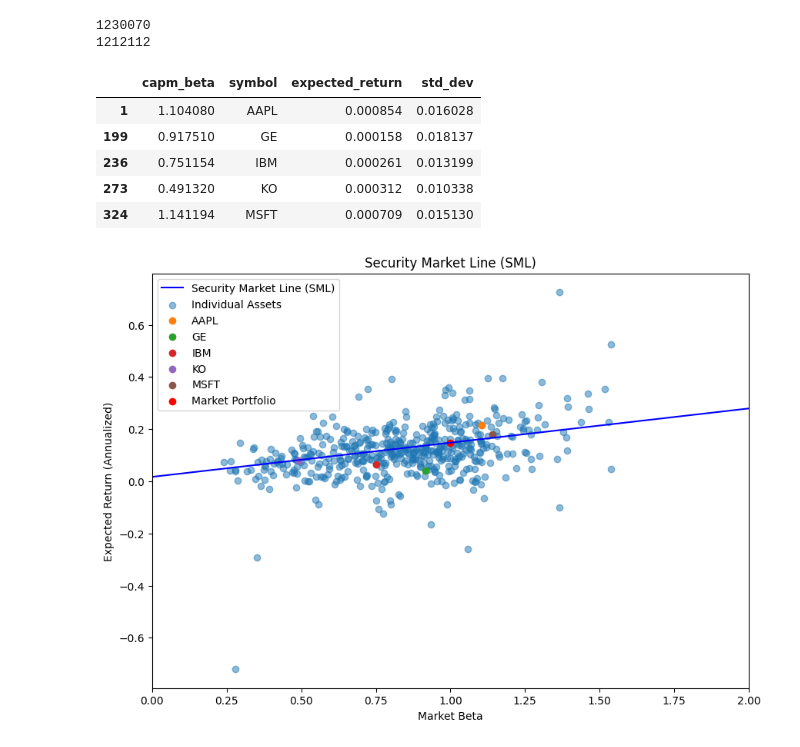
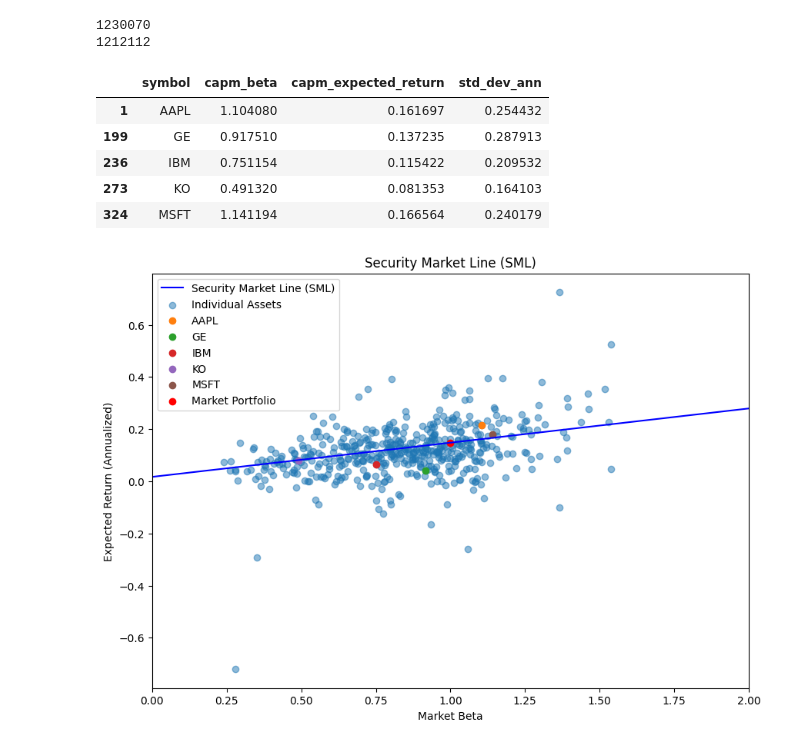
Before and after one commit to Aman-Rana-02/Efficient_Market_Portfolios, a Jupyter notebook: scripts/1.0.markowitz_efficient_frontier.ipynb, the cells around one changed output. Saved outputs shown, nothing was run; the diff lists cells and outputs as text; code cells hidden in the pictures.

```diff
--- a/scripts/1.0.markowitz_efficient_frontier.ipynb
+++ b/scripts/1.0.markowitz_efficient_frontier.ipynb
@@ -88,14 +88,29 @@ for asset, asset_data in df.groupby('symbol'):
 
     factor_betas.append(beta_values)
 # %%
-# Present the sample asset's expected return and beta
+factor_betas = pd.DataFrame(factor_betas)
+mean_risk_free_rate = df['RF'].mean() * 252
+mean_mkt_return = df['Mkt-RF'].mean() * 252
+
+factor_betas['expected_return_ann'] = factor_betas['expected_return'] * 252
+factor_betas['capm_expected_return'] = mean_risk_free_rate + factor_betas['capm_beta'] * mean_mkt_return
+factor_betas['std_dev_ann'] = factor_betas['std_dev'] * np.sqrt(252)
+
+# Present the sample asset's expected capm return and beta
 factor_betas = pd.DataFrame(factor_betas)
 factor_betas[factor_betas['symbol'].isin(sample_assets)]
+
+annualized_sample_asset_returns = factor_betas[factor_betas['symbol'].isin(sample_assets)][['symbol', 'capm_beta', 'capm_expected_return', 'std_dev_ann']]
+
+# To latex
+annualized_sample_asset_returns.to_latex('../figs/sample_asset_capm_and_expected_return_table.tex', index=False, float_format="%.2f")
-# %% [output]
-|  | capm_beta | symbol | expected_return | std_dev |
-| 1 | 1.104080 | AAPL | 0.000854 | 0.016028 |
-| 199 | 0.917510 | GE | 0.000158 | 0.018137 |
-| 236 | 0.751154 | IBM | 0.000261 | 0.013199 |
-| 273 | 0.491320 | KO | 0.000312 | 0.010338 |
-| 324 | 1.141194 | MSFT | 0.000709 | 0.015130 |
+# %%
+annualized_sample_asset_returns
+# %% [output]
+|  | symbol | capm_beta | capm_expected_return | std_dev_ann |
+| 1 | AAPL | 1.104080 | 0.161697 | 0.254432 |
+| 199 | GE | 0.917510 | 0.137235 | 0.287913 |
+| 236 | IBM | 0.751154 | 0.115422 | 0.209532 |
+| 273 | KO | 0.491320 | 0.081353 | 0.164103 |
+| 324 | MSFT | 1.141194 | 0.166564 | 0.240179 |
 # %%
```
Also changed, not shown: parts of 7 cells of this notebook, 21 other files.
